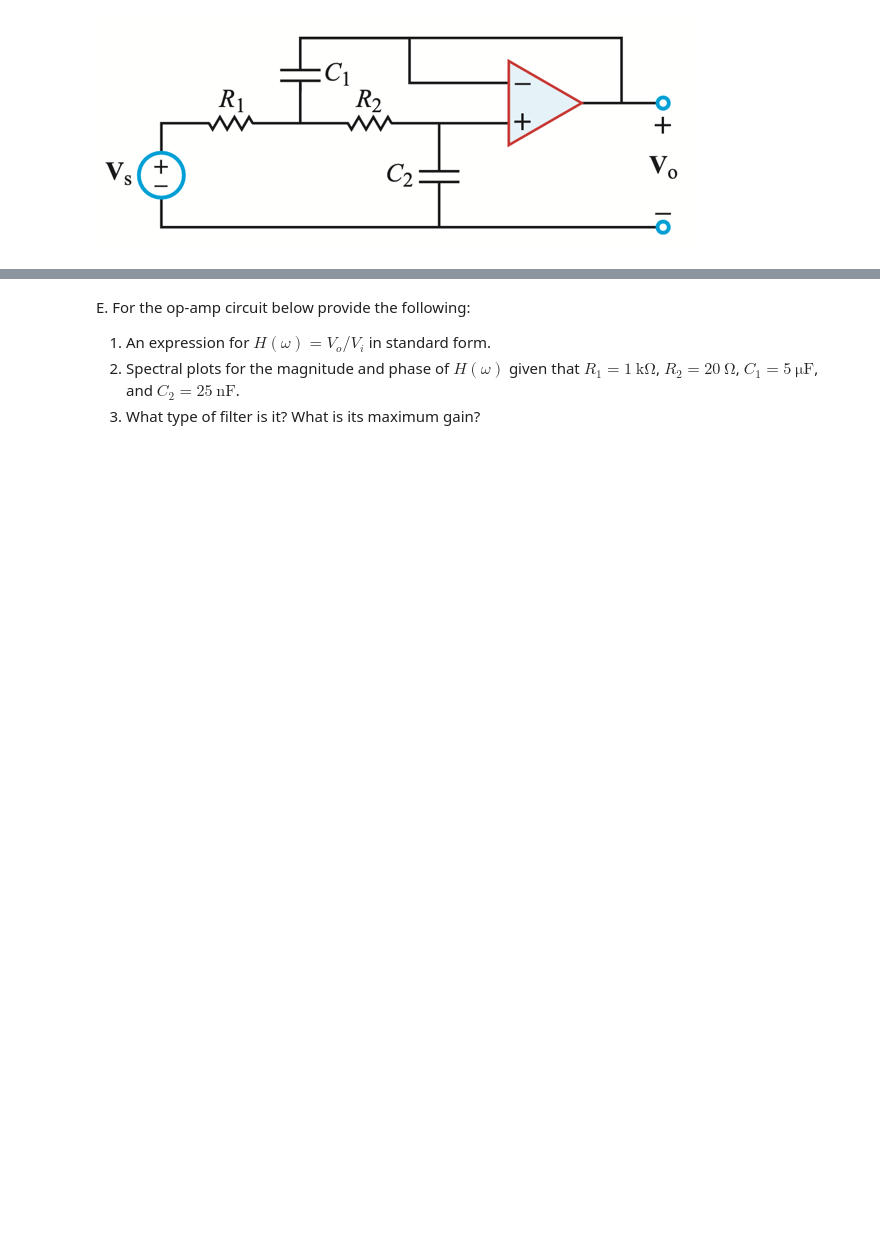
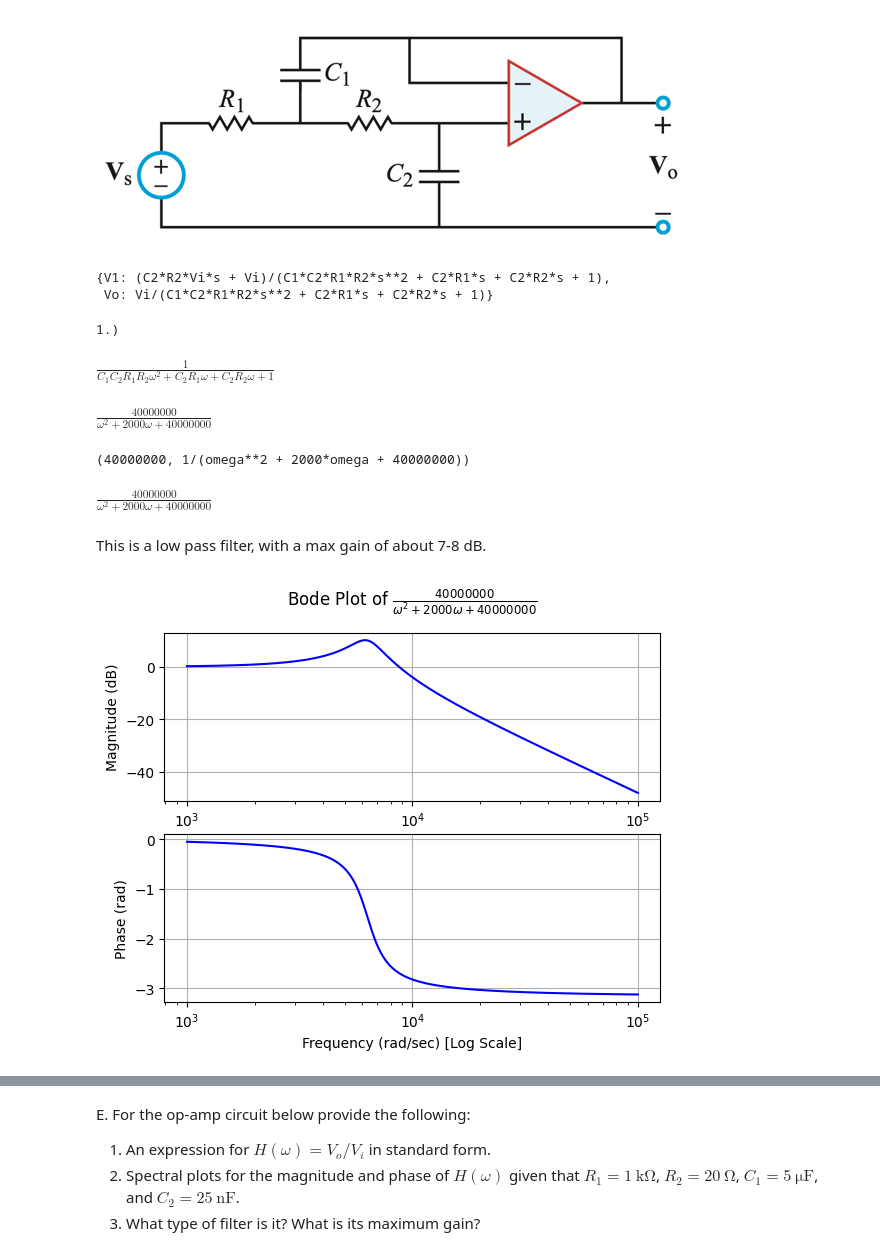
Before and after one commit to vieweghn/EENG-310-Signals-and-Systems, a Jupyter notebook: EENG_310_HW11.ipynb, the cells around one changed output, grey strips where cells are left out. Drawn from its saved outputs; the diff is of its cells as text; code cells hidden in the pictures; blank space fills up the shorter version.

```diff
--- a/EENG_310_HW11.ipynb
+++ b/EENG_310_HW11.ipynb
@@ -33,6 +108,49 @@ D. For the op-amp circuit below provide the following:
 3. What type of filter is it? What is its maximum gain?
 # %% [markdown]
 ![image.png](embedded-picture-1)
+# %%
+R1, C1, C2, R2, t = sp.symbols('R1 C1 C2 R2 t', positive=True, real=True)
+omega = sp.symbols('omega', positive=True, real=True)
+Vi,Vo, V1=sp.symbols('Vi,Vo,V1', real=True)
+s = sp.symbols('s')
+subsVals = {R1:100, R2:100, C1:sp.Rational(10,int(1e6)), C2:sp.Rational(1, int(4e6))}
+
+f1 = (V1 - Vi) / R1 + (V1 - Vo)*(C1*s) + (V1 - Vo) / R2
+f2 = (Vo-V1) / R2 + Vo *(C2*s)
+solns = sp.solve([f1, f2], [Vo, V1])
+solns
+# %% [output]
+{V1: (C2*R2*Vi*s + Vi)/(C1*C2*R1*R2*s**2 + C2*R1*s + C2*R2*s + 1),
+ Vo: Vi/(C1*C2*R1*R2*s**2 + C2*R1*s + C2*R2*s + 1)}
+# %%
+H = solns[Vo] / Vi
+#H = H.simplfy()
+H = H.subs(s, omega)
+print('1.)')
+H
+# %% [output]
+1.)
+$\displaystyle \frac{1}{C_{1} C_{2} R_{1} R_{2} \omega^{2} + C_{2} R_{1} \omega + C_{2} R_{2} \omega + 1}$
+# %%
+H = sp.simplify(H.subs(subsVals))
+H
+# %% [output]
+$\displaystyle \frac{40000000}{\omega^{2} + 2000 \omega + 40000000}$
+# %%
+H.args
+# %% [output]
+(40000000, 1/(omega**2 + 2000*omega + 40000000))
+# %%
+Htf = TransferFunction(H.args[0], 1/H.args[1], omega)
+Htf
+# %% [output]
+$\displaystyle \frac{40000000}{\omega^{2} + 2000 \omega + 40000000}$
+# %% [markdown]
+This is a low pass filter, with a max gain of about 7-8 dB.
+# %%
+bode_plot(Htf, initial_exp=3, final_exp=5)
+# %% [output]
+[figure, added]
 # %% [markdown]
 ![image.png](embedded-picture-1)
 # %% [markdown]
```
Also changed, not shown: parts of 15 cells of this notebook.
